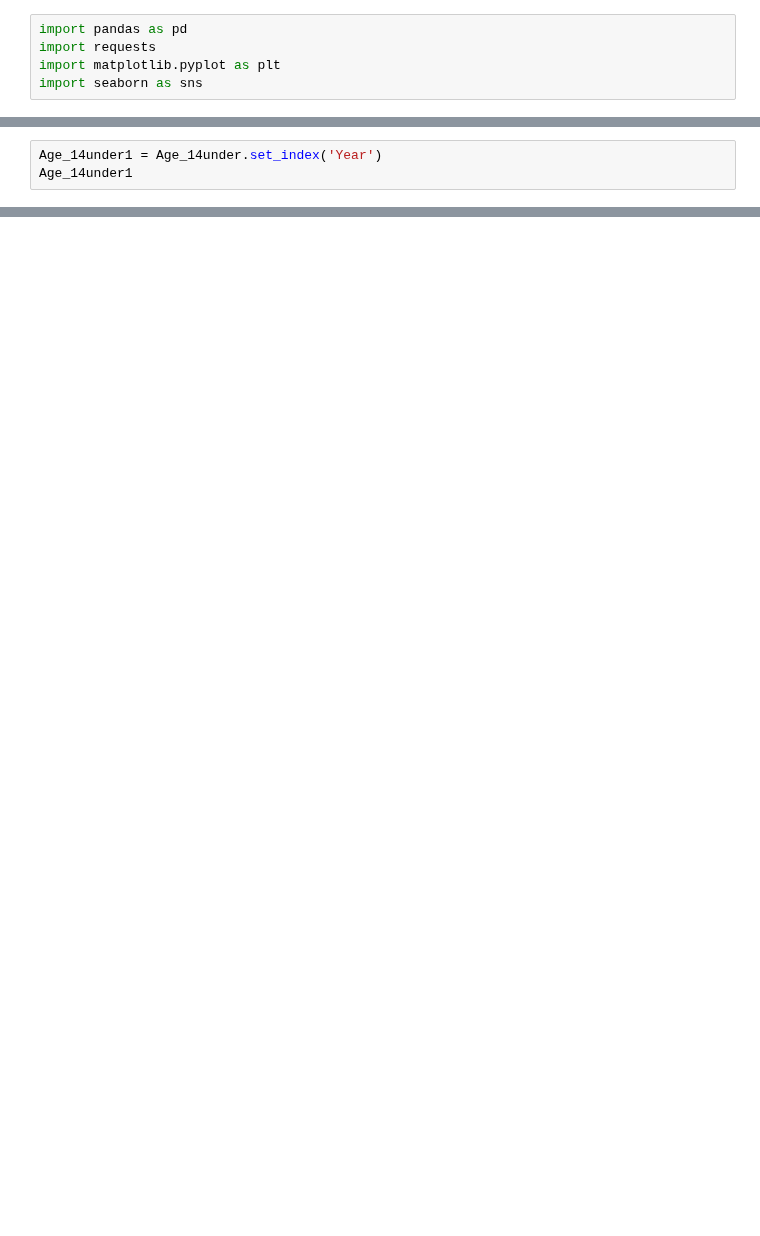
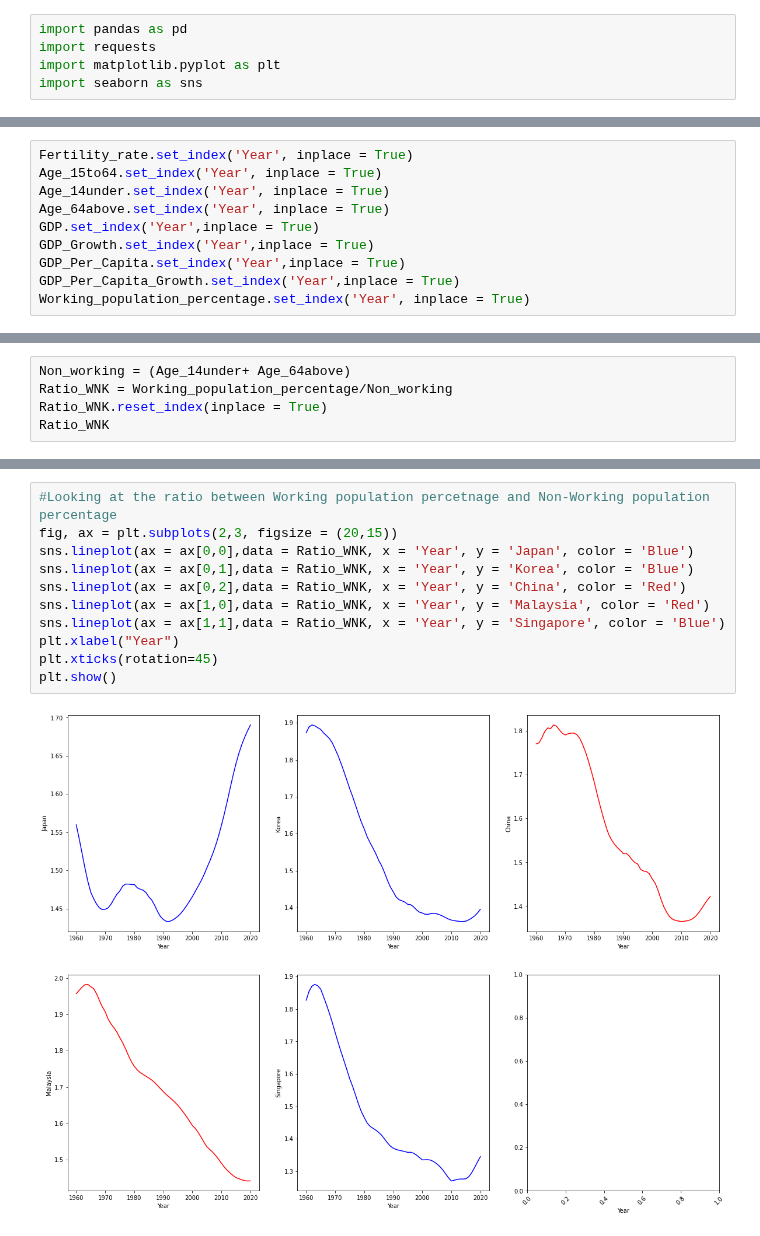
Before and after one commit to SangHyuNBack/2nd-Capstone-Project, a Jupyter notebook: EDA.ipynb, the cells around one changed output, grey strips where cells are left out. Saved outputs shown, nothing was run; the diff lists cells and outputs as text; blank space fills up the shorter version.

```diff
--- a/EDA.ipynb
+++ b/EDA.ipynb
@@ -32,3 +20,13 @@ Fertility_rate.set_index('Year', inplace = True)
+# %%
+Fertility_rate.set_index('Year', inplace = True)
+Age_15to64.set_index('Year', inplace = True)
+Age_14under.set_index('Year', inplace = True)
+Age_64above.set_index('Year', inplace = True)
+GDP.set_index('Year',inplace = True)
+GDP_Growth.set_index('Year',inplace = True)
+GDP_Per_Capita.set_index('Year',inplace = True)
+GDP_Per_Capita_Growth.set_index('Year',inplace = True)
+Working_population_percentage.set_index('Year', inplace = True)
 # %%
 #Fertility rate between two countries and global average
 fig, ax = plt.subplots()
@@ -143,3 +47,0 @@ age_dependency1
-# %%
-Age_14under1 = Age_14under.set_index('Year')
-Age_14under1
@@ -178,0 +48,5 @@ plt.show()
+# %%
+Non_working = (Age_14under+ Age_64above)
+Ratio_WNK = Working_population_percentage/Non_working
+Ratio_WNK.reset_index(inplace = True)
+Ratio_WNK
@@ -178,0 +67,13 @@ plt.show()
+# %%
+#Looking at the ratio between Working population percetnage and Non-Working population percentage
+fig, ax = plt.subplots(2,3, figsize = (20,15))
+sns.lineplot(ax = ax[0,0],data = Ratio_WNK, x = 'Year', y = 'Japan', color = 'Blue')
+sns.lineplot(ax = ax[0,1],data = Ratio_WNK, x = 'Year', y = 'Korea', color = 'Blue')
+sns.lineplot(ax = ax[0,2],data = Ratio_WNK, x = 'Year', y = 'China', color = 'Red')
+sns.lineplot(ax = ax[1,0],data = Ratio_WNK, x = 'Year', y = 'Malaysia', color = 'Red')
+sns.lineplot(ax = ax[1,1],data = Ratio_WNK, x = 'Year', y = 'Singapore', color = 'Blue')
+plt.xlabel("Year")
+plt.xticks(rotation=45)
+plt.show()
+# %% [output]
+[figure, added]
```
Also changed, not shown: parts of 29 cells of this notebook.
